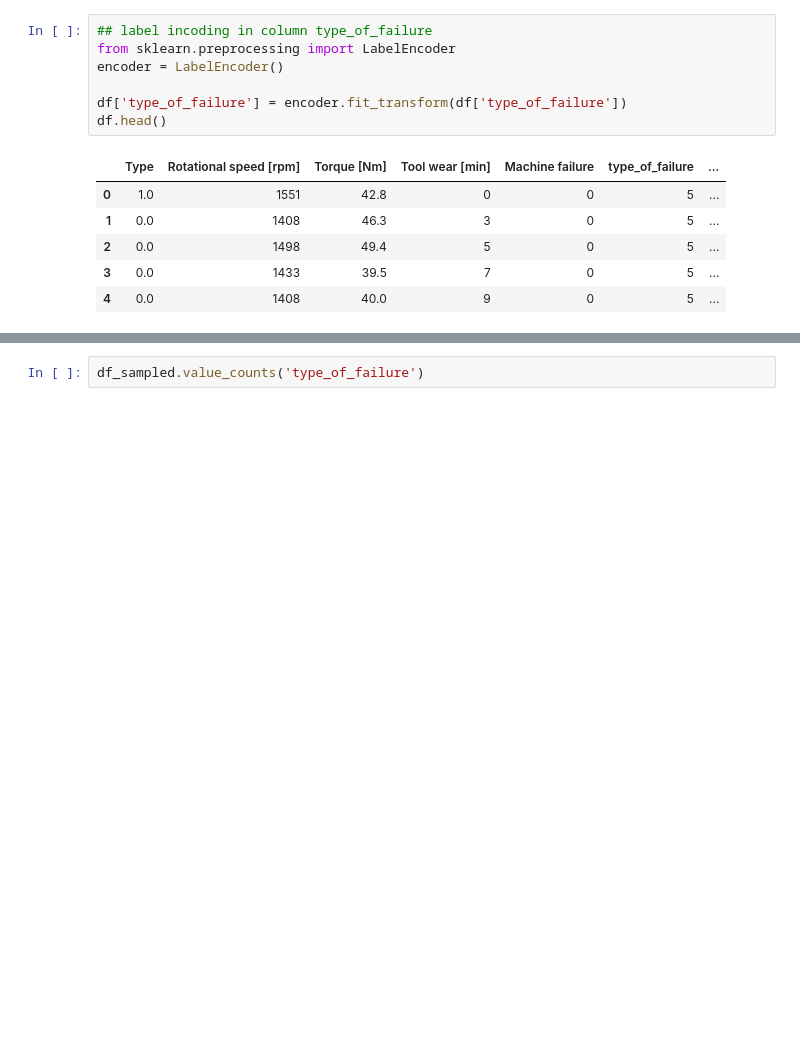
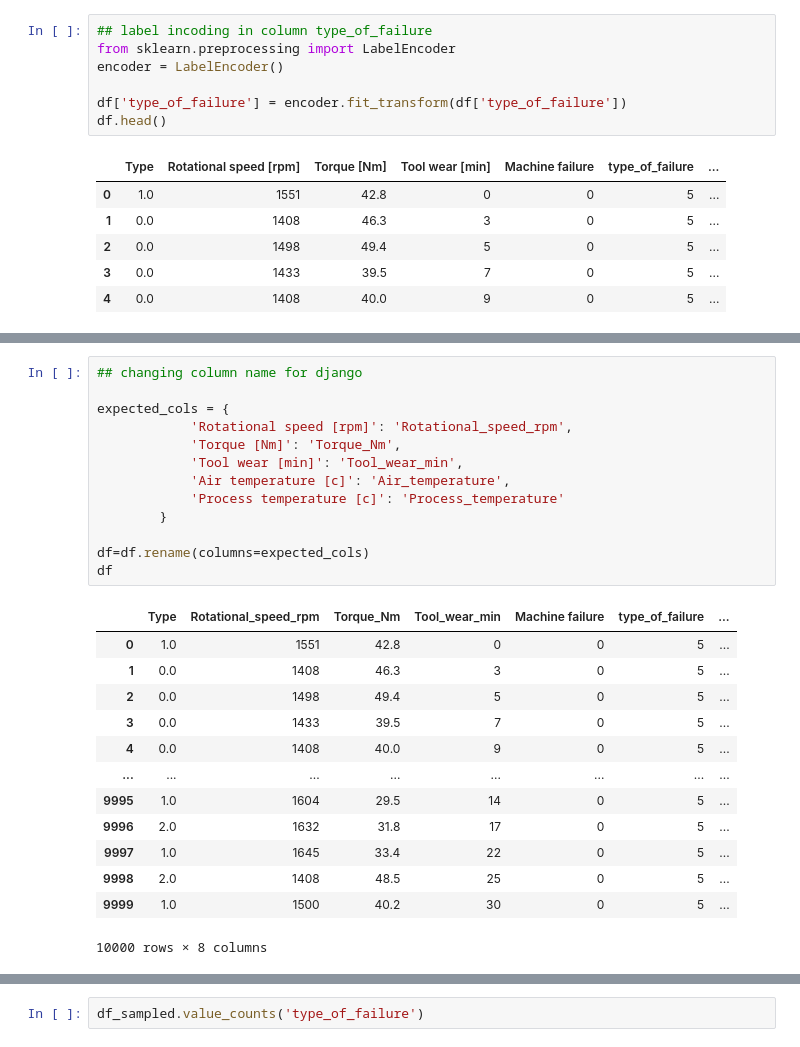
Before and after one commit to asheshh-lal/Predictive-maintenence, a Jupyter notebook: Data_cleaning.ipynb, the cells around one changed output, grey strips where cells are left out. Cells and saved outputs as stored; diff of their text form; blank space fills up the shorter version.

```diff
--- a/Data_cleaning.ipynb
+++ b/Data_cleaning.ipynb
@@ -172,0 +187,27 @@ df.head()
+# %%
+## changing column name for django
+
+expected_cols = {
+            'Rotational speed [rpm]': 'Rotational_speed_rpm',
+            'Torque [Nm]': 'Torque_Nm',
+            'Tool wear [min]': 'Tool_wear_min',
+            'Air temperature [c]': 'Air_temperature',
+            'Process temperature [c]': 'Process_temperature'
+        }
+
+df=df.rename(columns=expected_cols)
+df
+# %% [output]
+|  | Type | Rotational_speed_rpm | Torque_Nm | Tool_wear_min | Machine failure | type_of_failure | ... |
+| 0 | 1.0 | 1551 | 42.8 | 0 | 0 | 5 | ... |
+| 1 | 0.0 | 1408 | 46.3 | 3 | 0 | 5 | ... |
+| 2 | 0.0 | 1498 | 49.4 | 5 | 0 | 5 | ... |
+| 3 | 0.0 | 1433 | 39.5 | 7 | 0 | 5 | ... |
+| 4 | 0.0 | 1408 | 40.0 | 9 | 0 | 5 | ... |
+| ... | ... | ... | ... | ... | ... | ... | ... |
+| 9995 | 1.0 | 1604 | 29.5 | 14 | 0 | 5 | ... |
+| 9996 | 2.0 | 1632 | 31.8 | 17 | 0 | 5 | ... |
+| 9997 | 1.0 | 1645 | 33.4 | 22 | 0 | 5 | ... |
+| 9998 | 2.0 | 1408 | 48.5 | 25 | 0 | 5 | ... |
+| 9999 | 1.0 | 1500 | 40.2 | 30 | 0 | 5 | ... |
+10000 rows × 8 columns
```
Also changed, not shown: parts of 6 cells of this notebook, 5 other files.
